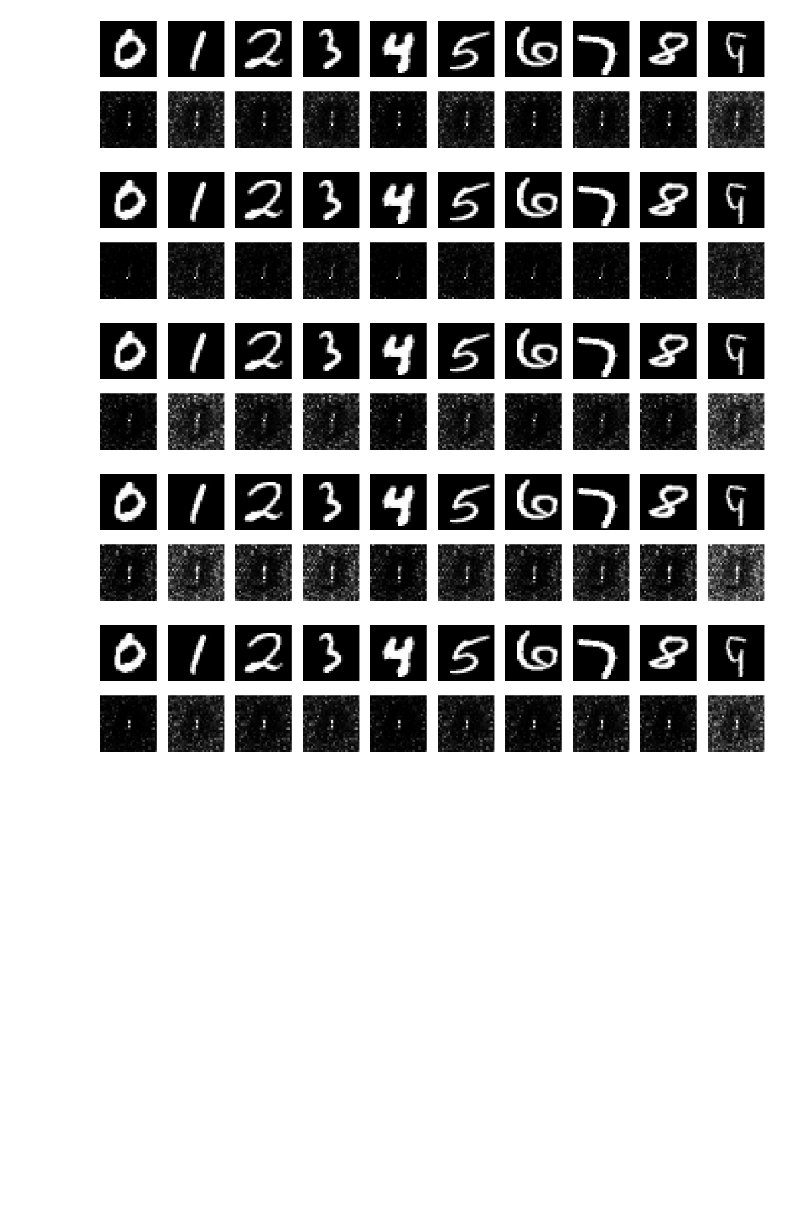
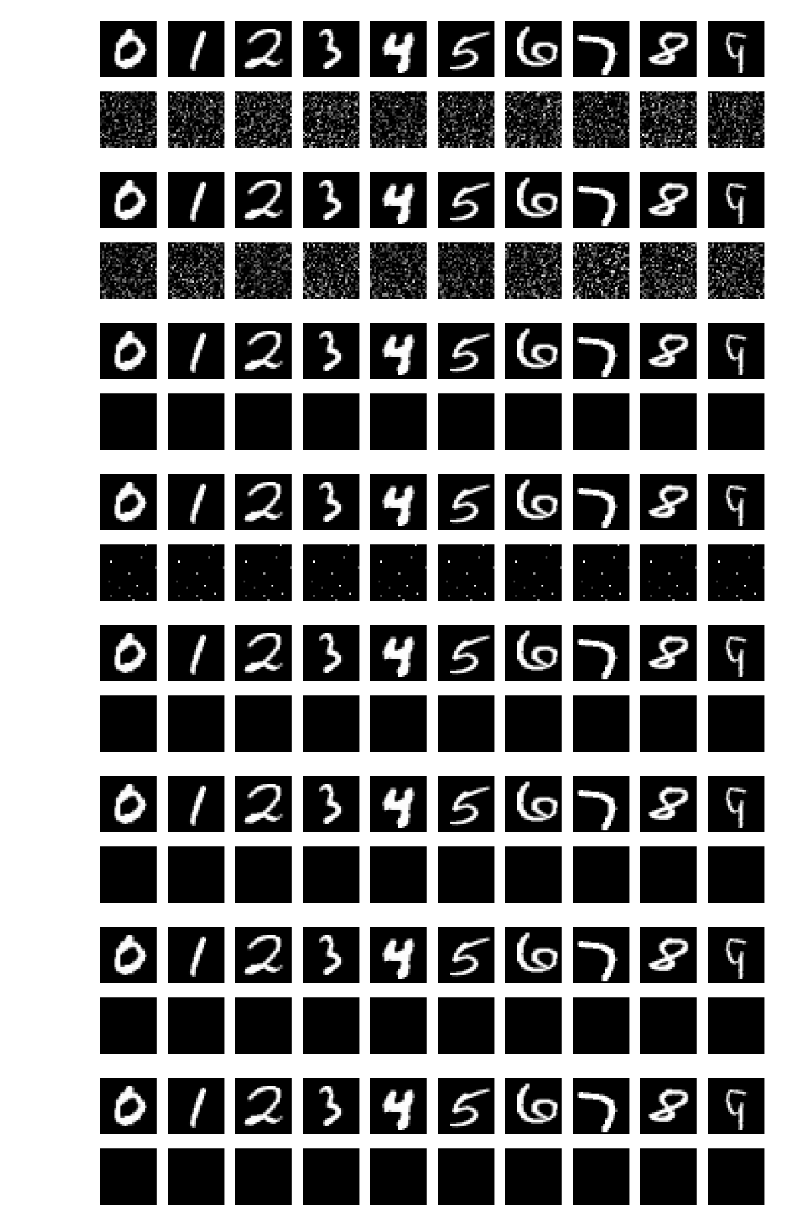
Before and after one commit to s1230038/autoencoder, a Jupyter notebook: AutoencoderForThesis.ipynb, the cells around one changed output. Cells and saved outputs as stored; diff of their text form; code cells hidden in the pictures; blank space fills up the shorter version.

```diff
--- a/AutoencoderForThesis.ipynb
+++ b/AutoencoderForThesis.ipynb
@@ -73,12 +73,12 @@ acts = ["relu", "sigmoid"]
 opzs = ["SGD", "RMSprop", "Adagrad", "Adadelta", "Adam", "Adamax", "Nadam"]
 '''
 lossfs = [is_divergence1]
-acts   = ["sigmoid"]
-list1  = [0.001]
-list2  = np.arange(0, 0.005, 0.001)
+acts   = ["relu"]
+list1  = np.arange(0, 0.1, 0.01)
+list2  = np.arange(0, 0.01,0.005)
 # ------------------------------------------
 for loss, dact, op1, op2 in product(lossfs, acts, list1, list2):
-  optimizer = optimizers.Nadam(lr=op1, schedule_decay=op2)
+  optimizer = optimizers.SGD(lr=op1, momentum=op2)
   file_prefix = loss.__name__ + '_' + dact + '_' + optimizer.__class__.__name__ + '_'  + str(op1) + '_' + str(op2) + '_'
   print("start: " + file_prefix )
   encoding_dim = 32
@@ -127,7 +142,7 @@ import matplotlib.pyplot as plt
 
 # ------------------------------------------
 for loss, dact, op1, op2 in product(lossfs, acts, list1, list2):
-  optimizer = optimizers.Nadam(lr=op1, schedule_decay=op2)
+  optimizer = optimizers.SGD(lr=op1, momentum=op2)
   file_prefix = loss.__name__ + '_' + dact + '_' + optimizer.__class__.__name__ + '_'  + str(op1) + '_' + str(op2) + '_'
   print("start: " + file_prefix )
   encoding_dim = 32
@@ -193,5 +223,8 @@ start: is_divergence1_sigmoid_Nadam_0.001_0.004_
-[figure, old version]
+[figure, new version]
-[figure, old version]
+[figure, new version]
-[figure, old version]
+[figure, new version]
-[figure, old version]
+[figure, new version]
-[figure, old version]
+[figure, new version]
+[figure, added]
+[figure, added]
+[figure, added]
```
Also changed, not shown: parts of 3 cells of this notebook.
